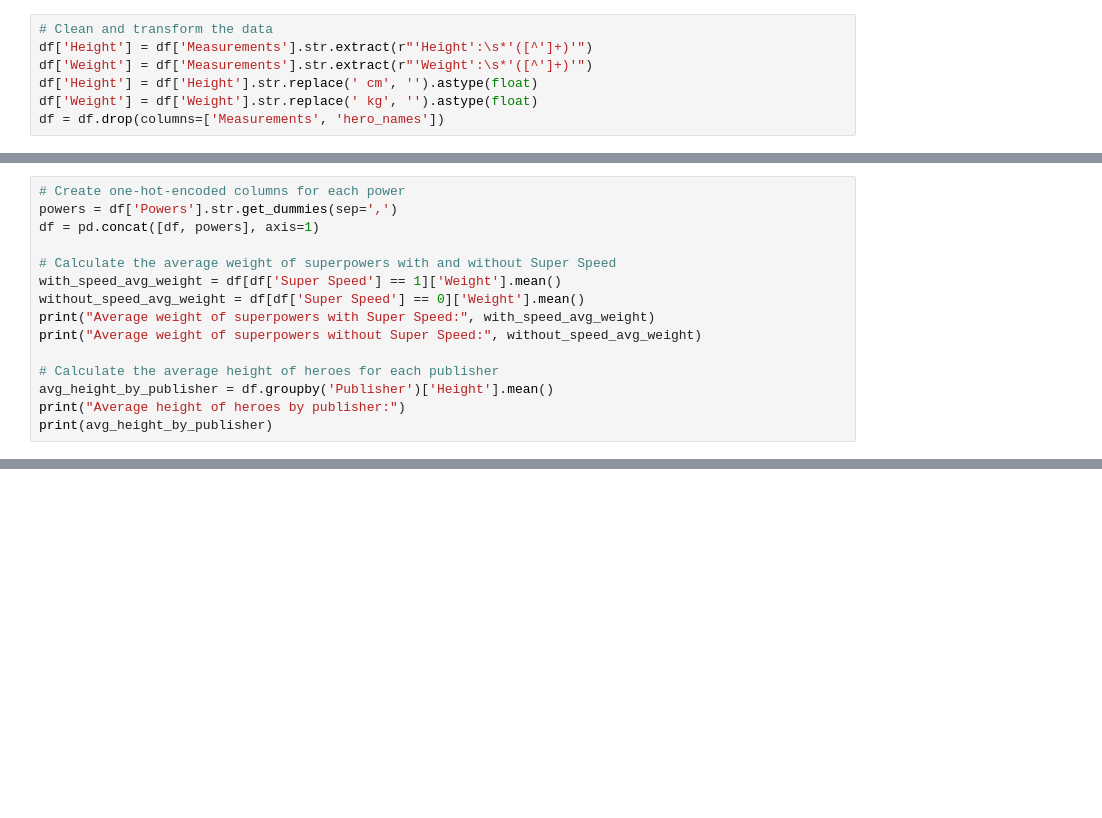
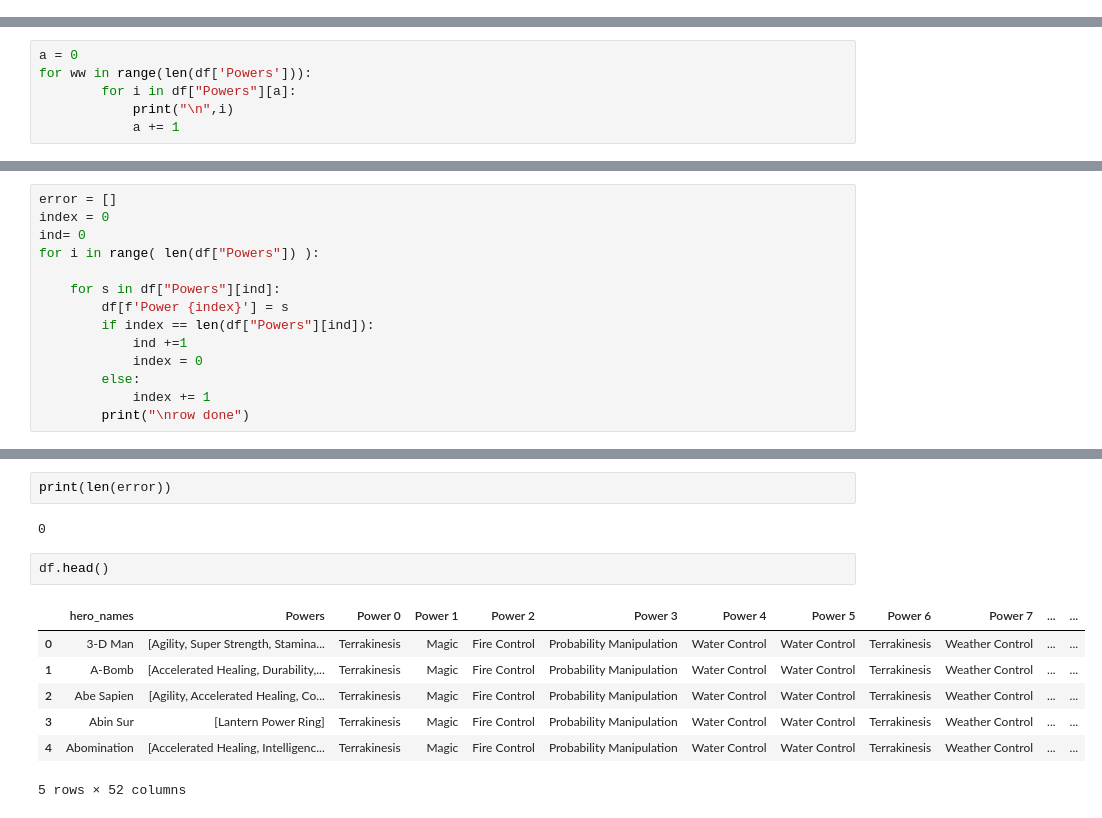
Before and after one commit to Soichiro-Gardinner/Super, a Jupyter notebook: Untitled.ipynb, the cells around one changed output, grey strips where cells are left out. Saved outputs shown, nothing was run; the diff lists cells and outputs as text; blank space fills up the shorter version.

```diff
--- a/Untitled.ipynb
+++ b/Untitled.ipynb
@@ -62,7 +41,0 @@ df = pd.merge(info_df, powers_df, left_on='Hero', right_on='hero_names')
-# %%
-# Clean and transform the data
-df['Height'] = df['Measurements'].str.extract(r"'Height':\s*'([^']+)'")
-df['Weight'] = df['Measurements'].str.extract(r"'Weight':\s*'([^']+)'")
-df['Height'] = df['Height'].str.replace(' cm', '').astype(float)
-df['Weight'] = df['Weight'].str.replace(' kg', '').astype(float)
-df = df.drop(columns=['Measurements', 'hero_names'])
@@ -71,15 +41,0 @@ df = df.drop(columns=['Measurements', 'hero_names'])
-# %%
-# Create one-hot-encoded columns for each power
-powers = df['Powers'].str.get_dummies(sep=',')
-df = pd.concat([df, powers], axis=1)
-
-# Calculate the average weight of superpowers with and without Super Speed
-with_speed_avg_weight = df[df['Super Speed'] == 1]['Weight'].mean()
-without_speed_avg_weight = df[df['Super Speed'] == 0]['Weight'].mean()
-print("Average weight of superpowers with Super Speed:", with_speed_avg_weight)
-print("Average weight of superpowers without Super Speed:", without_speed_avg_weight)
-
-# Calculate the average height of heroes for each publisher
-avg_height_by_publisher = df.groupby('Publisher')['Height'].mean()
-print("Average height of heroes by publisher:")
-print(avg_height_by_publisher)
@@ -85,0 +55,6 @@ print(avg_height_by_publisher)
+# %%
+a = 0
+for ww in range(len(df['Powers'])):
+        for i in df["Powers"][a]:
+            print("\n",i)
+            a += 1
@@ -85,0 +80,14 @@ print(avg_height_by_publisher)
+# %%
+error = []
+index = 0
+ind= 0
+for i in range( len(df["Powers"]) ):
+
+    for s in df["Powers"][ind]:
+        df[f'Power {index}'] = s
+        if index == len(df["Powers"][ind]):
+            ind +=1
+            index = 0
+        else:
+            index += 1
+        print("\nrow done")
@@ -85,0 +113,14 @@ print(avg_height_by_publisher)
+# %%
+print(len(error))
+# %% [output]
+0
+# %%
+df.head()
+# %% [output]
+|  | hero_names | Powers | Power 0 | Power 1 | Power 2 | Power 3 | Power 4 | Power 5 | Power 6 | Power 7 | ... | ... |
+| 0 | 3-D Man | [Agility, Super Strength, Stamina... | Terrakinesis | Magic | Fire Control | Probability Manipulation | Water Control | Water Control | Terrakinesis | Weather Control | ... | ... |
+| 1 | A-Bomb | [Accelerated Healing, Durability,... | Terrakinesis | Magic | Fire Control | Probability Manipulation | Water Control | Water Control | Terrakinesis | Weather Control | ... | ... |
+| 2 | Abe Sapien | [Agility, Accelerated Healing, Co... | Terrakinesis | Magic | Fire Control | Probability Manipulation | Water Control | Water Control | Terrakinesis | Weather Control | ... | ... |
+| 3 | Abin Sur | [Lantern Power Ring] | Terrakinesis | Magic | Fire Control | Probability Manipulation | Water Control | Water Control | Terrakinesis | Weather Control | ... | ... |
+| 4 | Abomination | [Accelerated Healing, Intelligenc... | Terrakinesis | Magic | Fire Control | Probability Manipulation | Water Control | Water Control | Terrakinesis | Weather Control | ... | ... |
+5 rows × 52 columns
```
Also changed, not shown: parts of 19 cells of this notebook.
